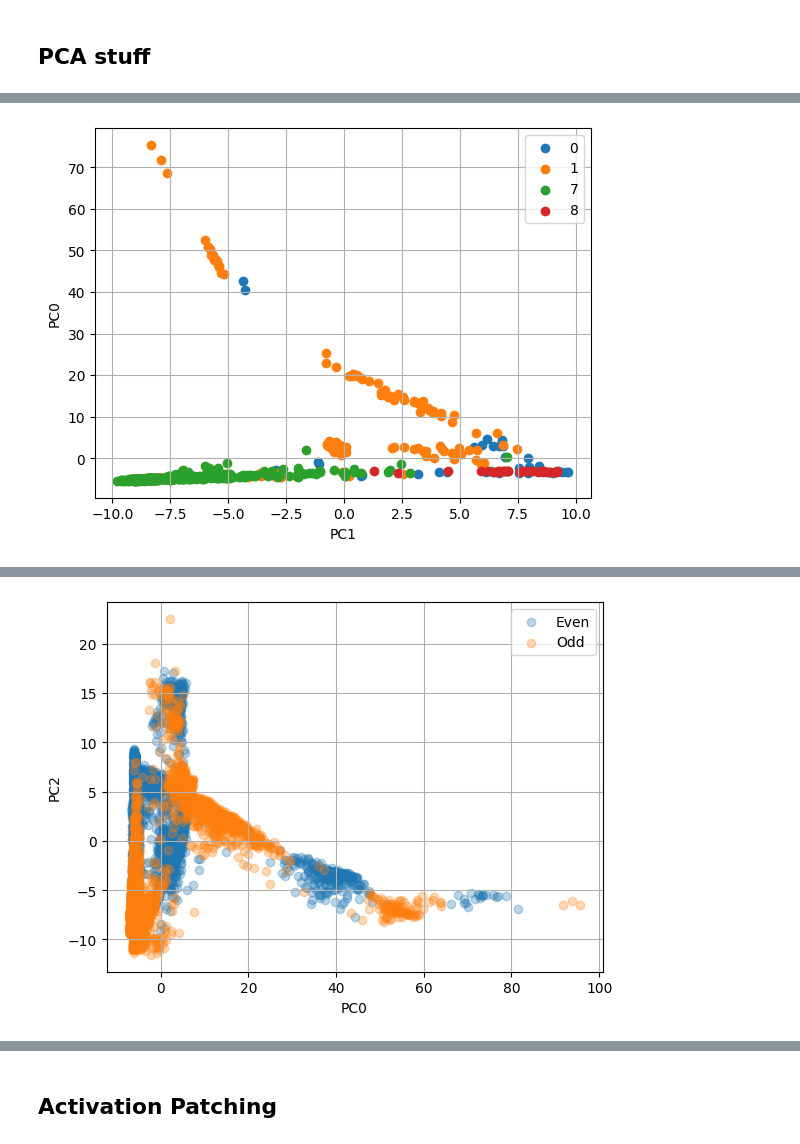
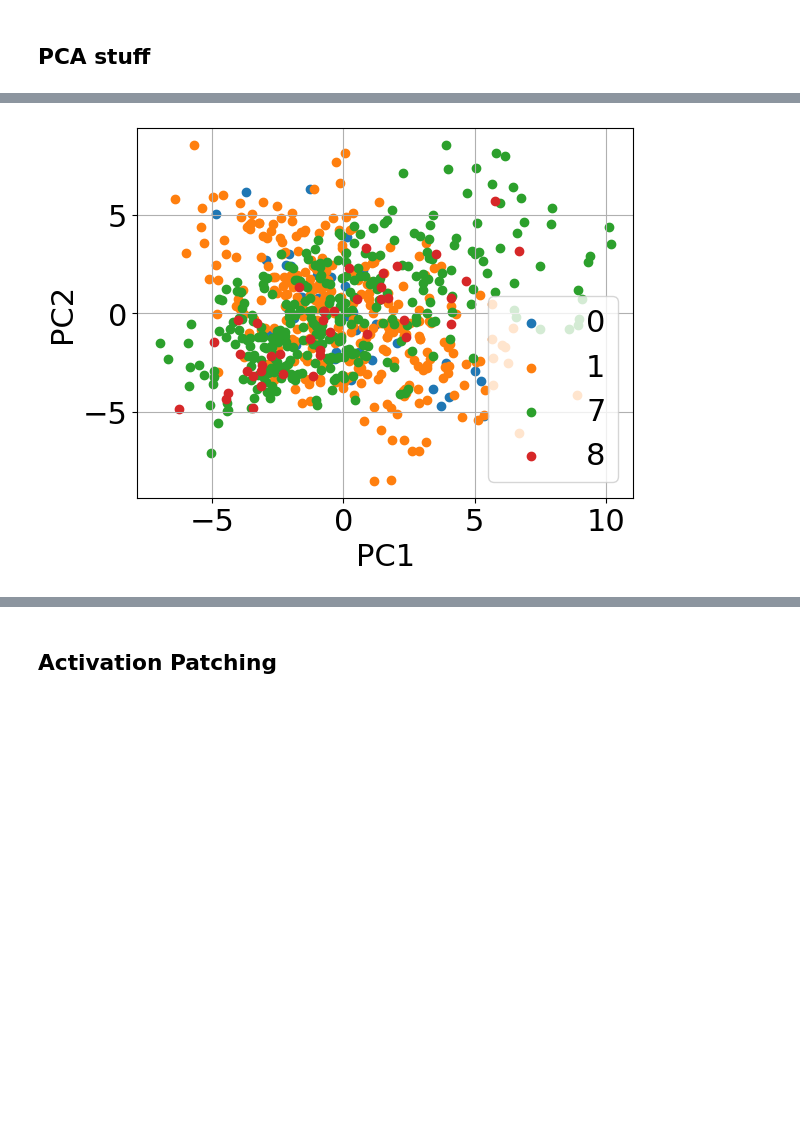
Before and after one commit to teravon/feature_emergence, a Jupyter notebook: eshard_clean.ipynb, the cells around one changed output, grey strips where cells are left out. Cells and saved outputs as stored; diff of their text form; code cells hidden in the pictures; blank space fills up the shorter version.

```diff
--- a/eshard_clean.ipynb
+++ b/eshard_clean.ipynb
@@ -169,26 +178,11 @@ plt.show()
 # %% [markdown]
 ## Logit Visualization
 # %%
-#reload_model(199)
-out_logits = []
-for i in [0, 1,2]:
-    indices, = np.where(dataset.attack_labels%3 == i)
-    logits = model.predict(dataset.x_attack[indices])
-    out_logits.append(np.mean(logits, axis=0))
-    plt.plot(out_logits[-1], label=f"Even HW" if i == 0 else "Odd HW")
-plt.ylim([0, 0.6])
-plt.grid()
-plt.legend(ncol=2, loc=1)
-plt.xlabel("Output Classes")
-plt.ylabel("Logit Value")
-plt.tight_layout()
-plt.show()
-gc.collect()
-#reload_model(199)
+
+reload_model(5)
 out_logits = []
 for i in [0,1,2, 6, 7,8]:
     indices, = np.where(dataset.attack_labels == i)
-    print(indices)
     logits = model.predict(dataset.x_attack[indices])
     out_logits.append(np.mean(logits, axis=0))
     plt.plot(out_logits[-1], label=f"HW = {i}")
@@ -225,17 +206,17 @@ plt.show()
 # %% [markdown]
 ## PCA stuff
 # %%
-layer = 4
+layer = 1
 comp_n= 3
 from sklearn.decomposition import PCA
 gc.collect()
-reload_model(199)
+reload_model(5)
 new_pca = PCA(n_components=comp_n)
 
 #new_s1_prof = new_pca.fit_transform(tmp[layer])
 new_s1_att = new_pca.fit_transform(tmp_att[layer])
 in1 = 1
-in2 = 0
+in2 = 2
 for i in [0,1,7,8]:
     indices = np.where(dataset.attack_labels == i)
     plt.scatter(new_s1_att[indices,in1], new_s1_att[indices,in2], label=i)
@@ -244,21 +225,4 @@ plt.xlabel(f"PC{in1}")
 plt.ylabel(f"PC{in2}")
 plt.grid()
 plt.show()
-
-
-comp_n=3
-reload_model(150)
-new_pca = PCA(n_components=comp_n)
-new_s1_prof = new_pca.fit_transform(tmp[layer])
-new_s1_att = new_pca.fit_transform(tmp_att[layer])
-in1 = 0
-in2 = 2
-for i in [0,1]:
-    indices = np.where(dataset.attack_labels%2 == i)
-    plt.scatter(new_s1_att[indices,in1], new_s1_att[indices,in2], label="Even" if i == 0 else "Odd", alpha=0.3)
-plt.xlabel(f"PC{in1}")
-plt.ylabel(f"PC{in2}")
-plt.legend()
-plt.grid()
-plt.show()
 # %% [output]
@@ -268 +231 @@ WARNING:absl:Skipping variable loading for optimizer 'Adam', because it has 1 va
-[figure, old version]
+[figure, new version]
@@ -272 +231,0 @@ WARNING:absl:Skipping variable loading for optimizer 'Adam', because it has 1 va
-[figure, removed]
```
Also changed, not shown: parts of 11 cells of this notebook, 1 other file.
